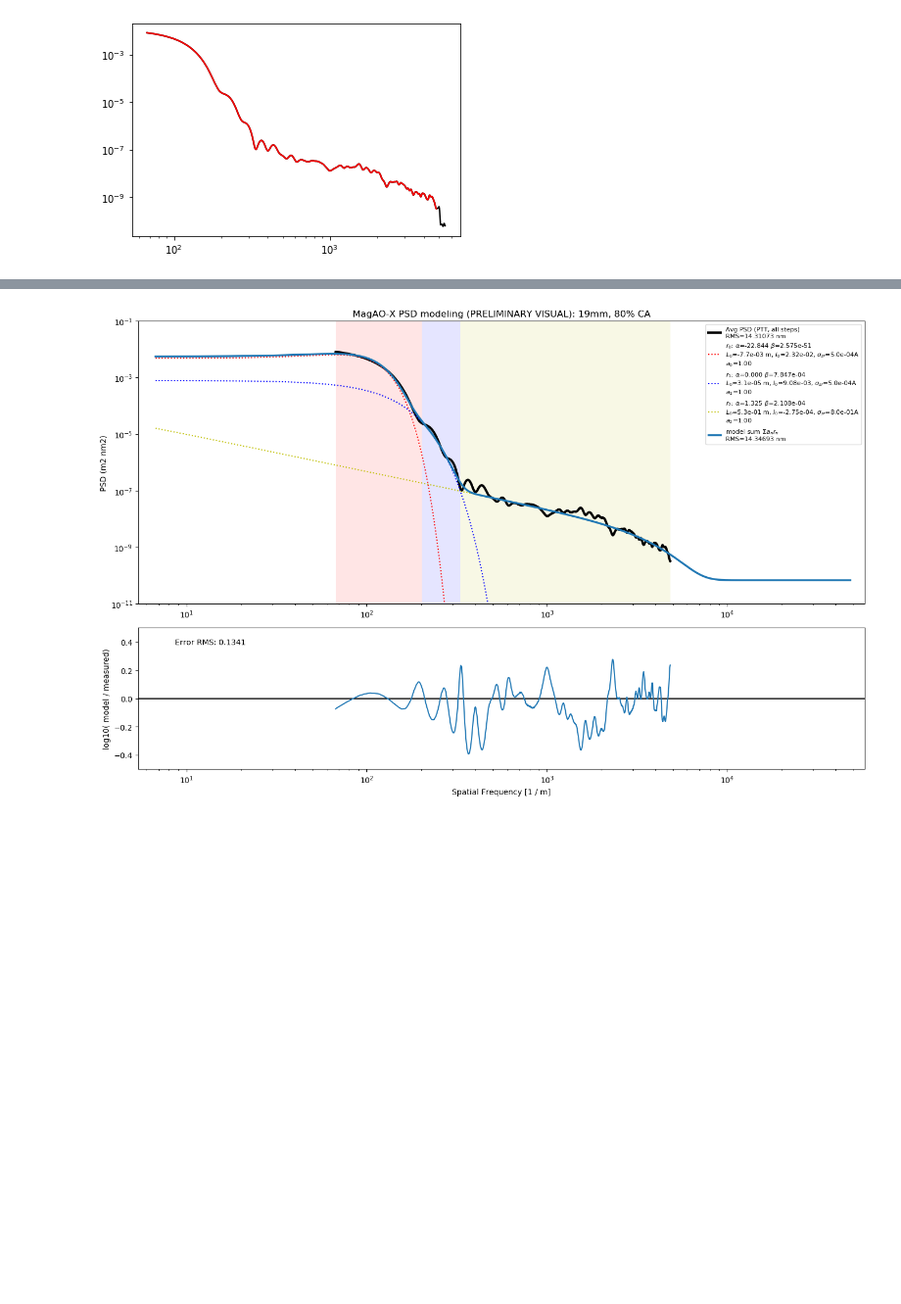
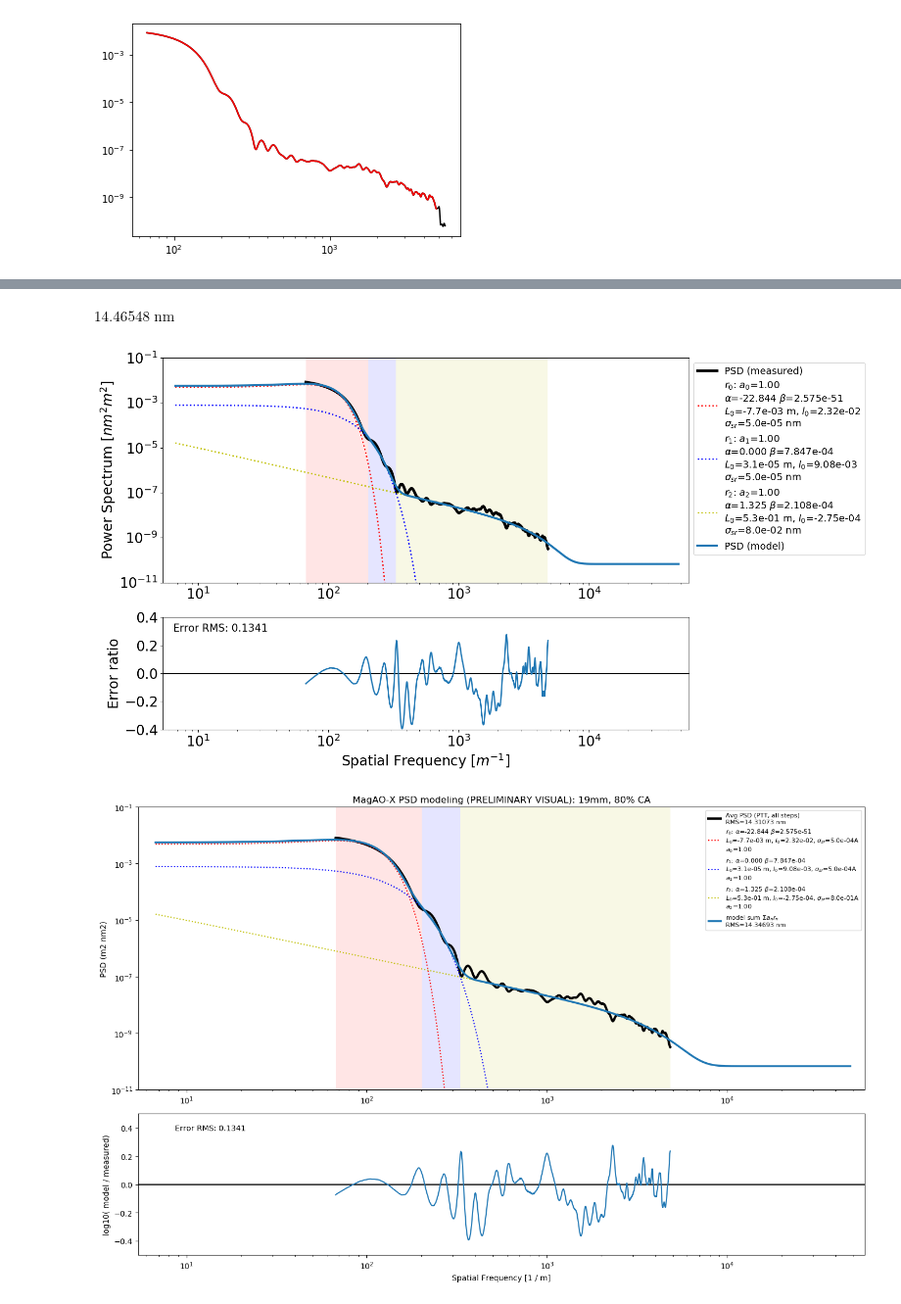
Before and after one commit to magao-x/magaox_poppy, a Jupyter notebook: PSD/PSDmodel_fm_19mm_glue.ipynb, the cells around one changed output, grey strips where cells are left out. Shown at 98% size. Cells and saved outputs as stored; diff of their text form; code cells hidden in the pictures; blank space fills up the shorter version.

```diff
--- a/PSD/PSDmodel_fm_19mm_glue.ipynb
+++ b/PSD/PSDmodel_fm_19mm_glue.ipynb
@@ -128,0 +143,4 @@ Wall time: 18.6 s
+# %%
+ms_refit.psd_rms_sum
+# %% [output]
+$14.46548 \; \mathrm{nm}$
@@ -129,3 +207,7 @@ Wall time: 18.6 s
+# %%
+psd_plot(mdl_set, ms_refit, fm, opt_parms, psd_lim=[1e-1, 1e-11])
+# %% [output]
+[figure, added]
 # %%
 psd.plot_model2(mdl_set, ms_refit, fm, opt_parms, psd_range=[1e-1, 1e-11])
 # %% [output]
```
Also changed, not shown: parts of 6 cells of this notebook, 6 other files.
